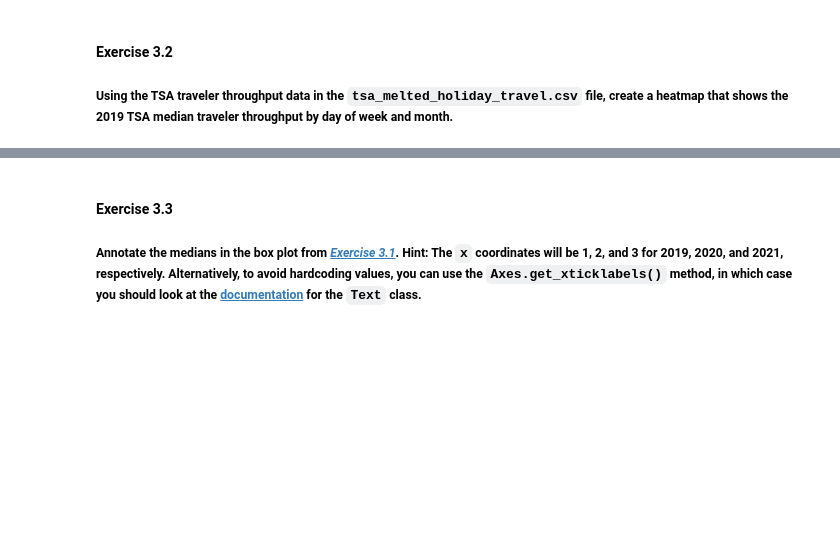
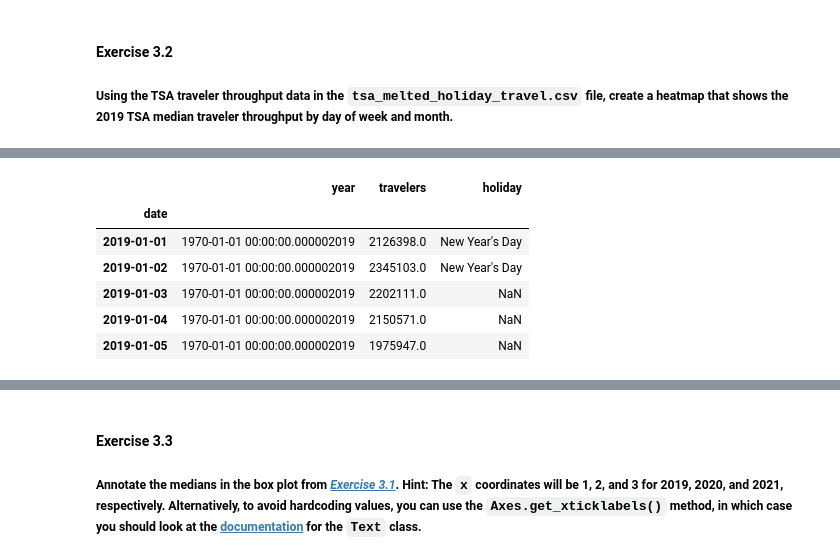
Before and after one commit to ValRCS/Python_SheGoesTech_22, a Jupyter notebook: Day_17_18_19_Pandas_Data_Analysis_Library/workbook.ipynb, the cells around one changed output, grey strips where cells are left out. Drawn from its saved outputs; the diff is of its cells as text; code cells hidden in the pictures; blank space fills up the shorter version.

```diff
--- a/Day_17_18_19_Pandas_Data_Analysis_Library/workbook.ipynb
+++ b/Day_17_18_19_Pandas_Data_Analysis_Library/workbook.ipynb
@@ -684,0 +696,11 @@ ax.yaxis.set_major_formatter(ticker.EngFormatter())
+# %%
+tsa_df['year'] = pd.to_datetime(tsa_df['year'], errors='coerce')
+tsa_df.head()
+# %% [output]
+|  | year | travelers | holiday |
+| date |  |  |  |
+| 2019-01-01 | 1970-01-01 00:00:00.000002019 | 2126398.0 | New Year's Day |
+| 2019-01-02 | 1970-01-01 00:00:00.000002019 | 2345103.0 | New Year's Day |
+| 2019-01-03 | 1970-01-01 00:00:00.000002019 | 2202111.0 | NaN |
+| 2019-01-04 | 1970-01-01 00:00:00.000002019 | 2150571.0 | NaN |
+| 2019-01-05 | 1970-01-01 00:00:00.000002019 | 1975947.0 | NaN |
```
Also changed, not shown: parts of 10 cells of this notebook.
